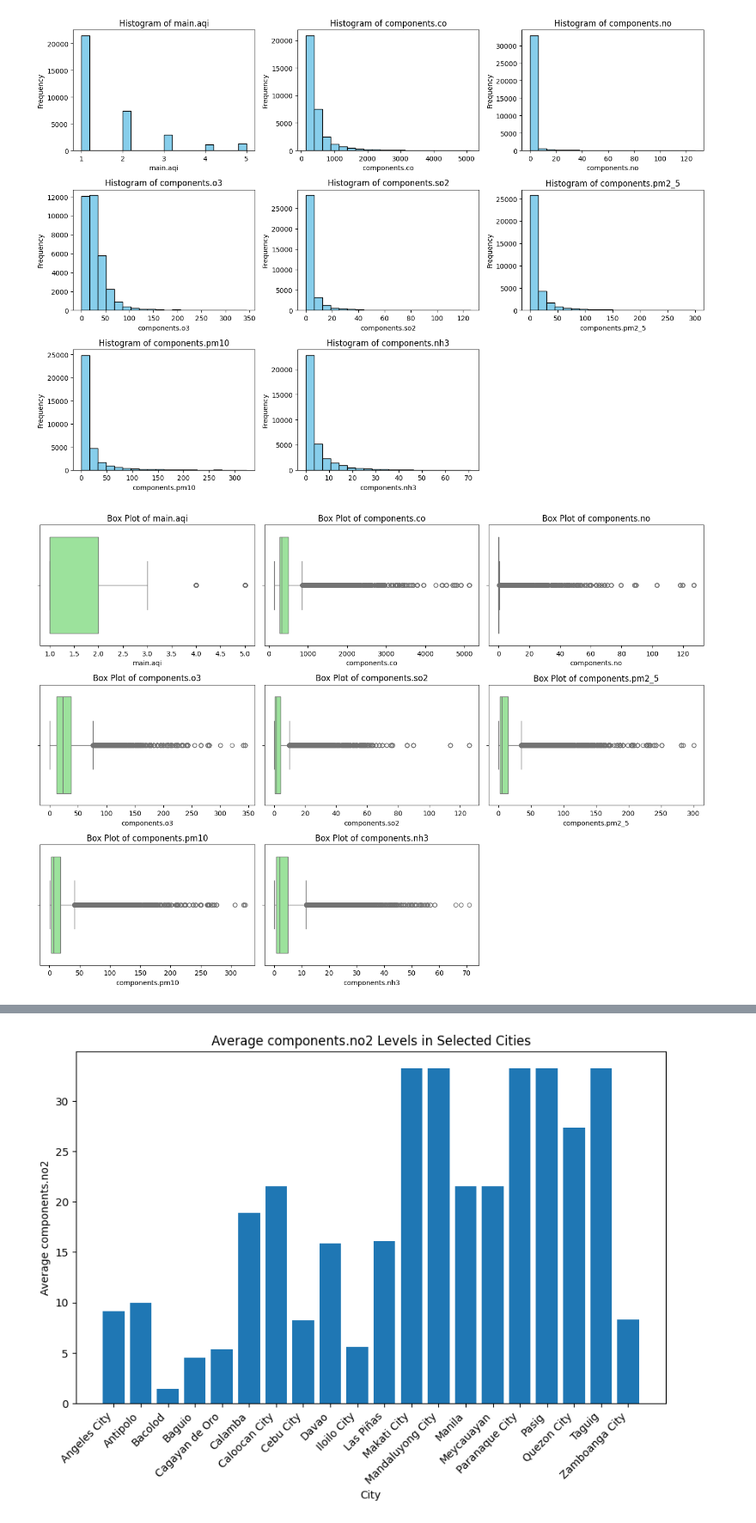
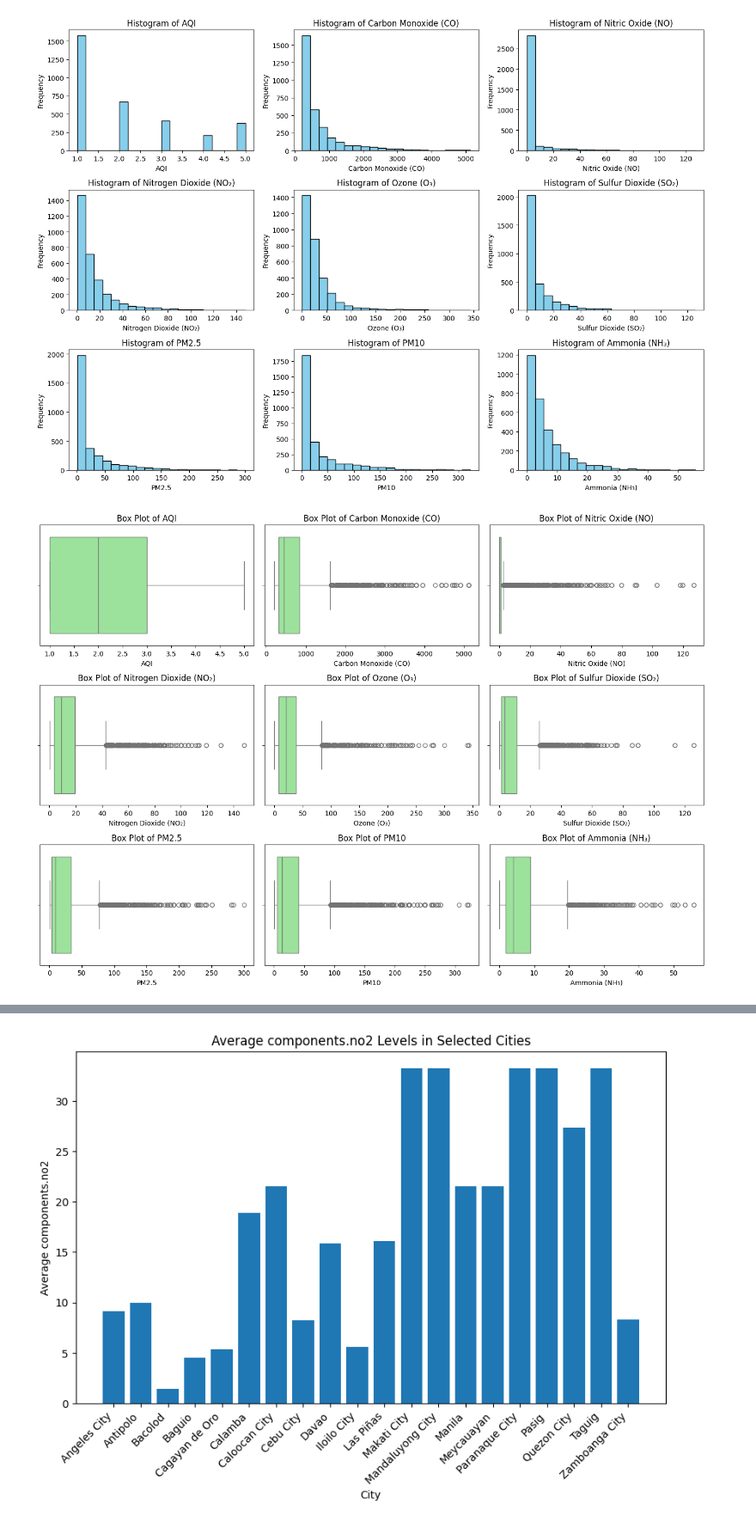
Before and after one commit to ParantarUrielAlexis/Spotify-Analysis, a Jupyter notebook: data.ipynb, the cells around one changed output, grey strips where cells are left out. Shown at 86% size. Saved outputs shown, nothing was run; the diff lists cells and outputs as text; code cells hidden in the pictures.

```diff
--- a/data.ipynb
+++ b/data.ipynb
@@ -38,0 +9,24 @@ max        125.890000        300.310000       322.870000       70.930000
+# %%
+# Load the uploaded file
+file_path = '202408_CombinedData.csv'
+
+# Load the data
+data = pd.read_csv(file_path)
+df = pd.DataFrame(data)
+
+# Filter for the top 20 major cities in the Philippines
+major_cities = [
+    'Manila', 'Quezon City', 'Cebu City', 'Davao City', 'Makati', 'Taguig', 'Pasig',
+    'Meycauyan', 'Mandaluyong', 'Caloocan', 'Las Piñas', 'Calamba', 'Parañaque',
+    'Baguio City', 'Angeles City', 'Iloilo City', 'Cagayan de Oro', 'Zamboanga City',
+    'Bacolod', 'Antipolo'
+]
+
+# Filter the data for these cities
+filtered_data = data[data['city_name'].isin(major_cities)]
+
+# Summary statistics for the filtered data
+summary_stats = filtered_data[['main.aqi', 'components.co',  'components.no', 'components.o3', 'components.so2', 'components.pm2_5', 'components.pm10', 'components.nh3', 'city_name']].describe()
+
+# Output the statistics
+summary_stats
@@ -94,25 +109,27 @@ components.nh3              1.95            5.07
 # %%
-#Visual Presentation Histogram
+# Visual Presentation: Histogram for each chemical component
 plt.figure(figsize=(14, 10))
-for i, column in enumerate(numerical_columns, 1):
+for i, column in enumerate(chemical_columns_readable, 1):
     plt.subplot(3, 3, i)
-    plt.hist(data[column].dropna(), bins=20, color='skyblue', edgecolor='black')
+    plt.hist(filtered_data[column].dropna(), bins=20, color='skyblue', edgecolor='black')
     plt.title(f'Histogram of {column}')
     plt.xlabel(column)
     plt.ylabel('Frequency')
+
 plt.tight_layout()
 plt.show()
 # %% [output]
-[figure, old version]
+[figure, new version]
 # %%
-#Visual Presentation Boxplot
+# Visual Presentation: Boxplot for each chemical component
 plt.figure(figsize=(14, 10))
-for i, column in enumerate(numerical_columns, 1):
+for i, column in enumerate(chemical_columns_readable, 1):
     plt.subplot(3, 3, i)
-    sns.boxplot(x=data[column].dropna(), color='lightgreen')
+    sns.boxplot(x=filtered_data[column].dropna(), color='lightgreen')
     plt.title(f'Box Plot of {column}')
     plt.xlabel(column)
+
 plt.tight_layout()
 plt.show()
 # %% [output]
-[figure, old version]
+[figure, new version]
```
Also changed, not shown: parts of 11 cells of this notebook.
